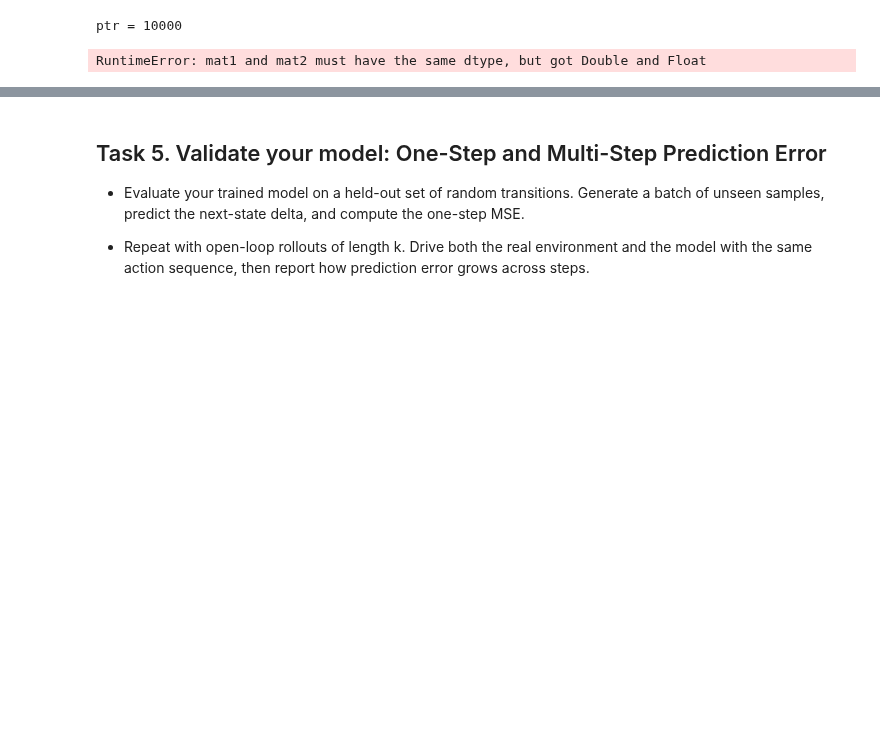
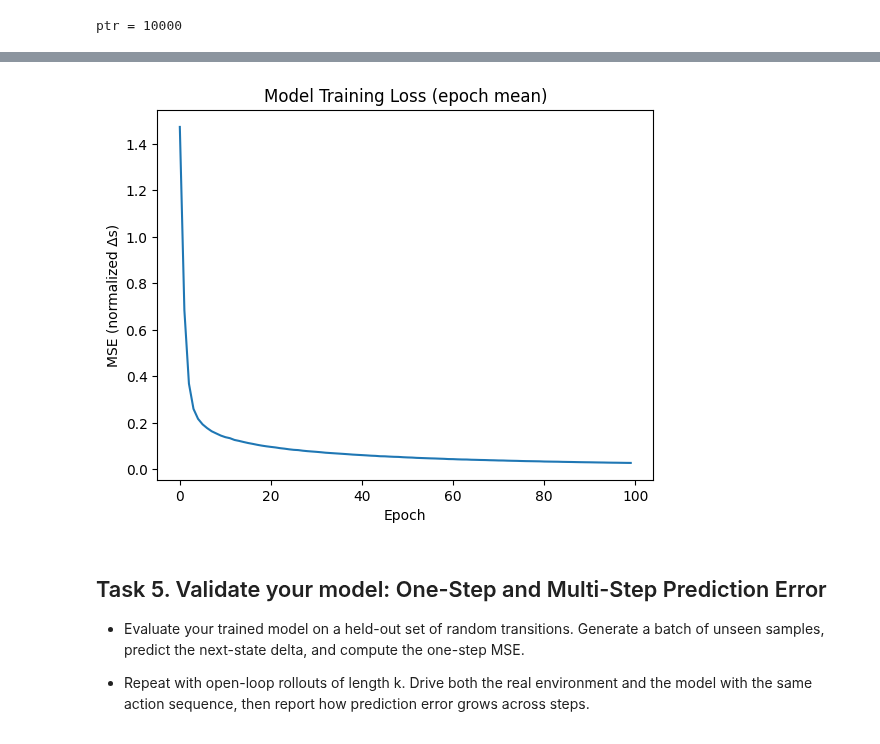
Before and after one commit to ddcreating/RL_code, a Jupyter notebook: lab10_half_cheetah_dynamics.ipynb, the cells around one changed output, grey strips where cells are left out. Drawn from its saved outputs; the diff is of its cells as text; code cells hidden in the pictures; blank space fills up the shorter version.

```diff
--- a/lab10_half_cheetah_dynamics.ipynb
+++ b/lab10_half_cheetah_dynamics.ipynb
@@ -266,44 +266,65 @@ tgt_norm = RunningNormalizer(obs_dim)
 update_normalizers_from_buffer(replay)
 # %%
 
-def train_model(model, replay, epochs=30, batch_size=None):
-    optimizer = optim.Adam(model.parameters(), lr=1e-3)
-    mse = nn.MSELoss()
+def train_model(model, replay, epochs=100, batch=256, steps_per_epoch=500,
+                lr=3e-4, clip_grad=1.0, clip_norm=5.0):
+    model.train().to(th.float32)
+    opt = th.optim.Adam(model.parameters(), lr=lr)
+    mse = th.nn.MSELoss()
+
+    cur_size = replay.size if getattr(replay, "full", False) else replay.ptr
+    if cur_size < batch:
+        raise ValueError(f"Replay has only {cur_size} samples; collect_random(...) more first.")
+
+    epoch_losses = []
 
     for ep in range(epochs):
-        losses = []
-        for _ in range(100):  # 100 gradient steps per epoch
-            s, a, _, s_next, _ = replay.sample(batch_size)
-            s = th.tensor(s, dtype=th.float32)
-            a = th.tensor(a, dtype=th.float32)
-            s_next = th.tensor(s_next, dtype=th.float32)
+        batch_losses = []
+
+        for _ in range(steps_per_epoch):
+            s, a, _, s_next, _ = replay.sample(batch)
+
+            # numpy -> torch.float32
+            s      = th.as_tensor(s,      dtype=th.float32)
+            a      = th.as_tensor(a,      dtype=th.float32)
+            s_next = th.as_tensor(s_next, dtype=th.float32)
 
             delta_s = s_next - s
+            inp     = th.cat([s, a], dim=-1)
 
-            inp = th.cat([s, a], dim=-1)
+            # normalization
+            inp_n = th.as_tensor(inp_norm.normalize(inp.cpu().numpy()), dtype=th.float32)
+            tgt_n = th.as_tensor(tgt_norm.normalize(delta_s.cpu().numpy()), dtype=th.float32)
 
-            # normalize
-            inp_n = inp_norm.normalize(inp)
-            tgt_n = targ_norm.normalize(delta_s)
+            inp_n = th.clamp(inp_n, -5.0, 5.0)
+            tgt_n = th.clamp(tgt_n, -5.0, 5.0)
 
             pred = model(inp_n)
+            loss = mse(pred, tgt_n)
 
-            loss = mse(pred, tgt_n)
-            optimizer.zero_grad()
+            opt.zero_grad(set_to_none=True)
             loss.backward()
-            optimizer.step()
 
-            losses.append(loss.item())
+            if clip_grad is not None:
+                for p in model.parameters():
+                    if p.grad is not None:
+                        p.grad.data.clamp_(-clip_grad, clip_grad)
+            if clip_norm is not None:
+                th.nn.utils.clip_grad_norm_(model.parameters(), clip_norm)
 
-        print(f"Epoch {ep}: loss={sum(losses)/len(losses):.4f}")
+            opt.step()
+            batch_losses.append(loss.item())
 
+        ep_mean = float(np.mean(batch_losses))
+        epoch_losses.append(ep_mean)
+        print(f"Epoch {ep:03d} | loss={ep_mean:.4f}")
 
-losses = train_model(model, replay, epochs=10, batch_size=64)
-plt.figure()
-plt.plot(losses)
-plt.xlabel("Epoch")
-plt.ylabel("MSE (normalized Δs)")
-plt.title("Model Training Loss")
-plt.show()
+    return epoch_losses
-# %% [output]
-RuntimeError: mat1 and mat2 must have the same dtype, but got Double and Float
+# %%
+losses = train_model(model, replay, epochs=100, batch=256, steps_per_epoch=500, lr=3e-4)
+plt.figure()
+plt.plot(losses)
+plt.title("Model Training Loss (epoch mean)")
+plt.xlabel("Epoch"); plt.ylabel("MSE (normalized Δs)")
+plt.show()
+# %% [output]
@@ -310,3 +348,4 @@ RuntimeError: mat1 and mat2 must have the same dtype, but got Double and Float
+[figure, added]
 # %% [markdown]
 ## Task 5. Validate your model: One-Step and Multi-Step Prediction Error
 
```
Also changed, not shown: parts of 8 cells of this notebook.
